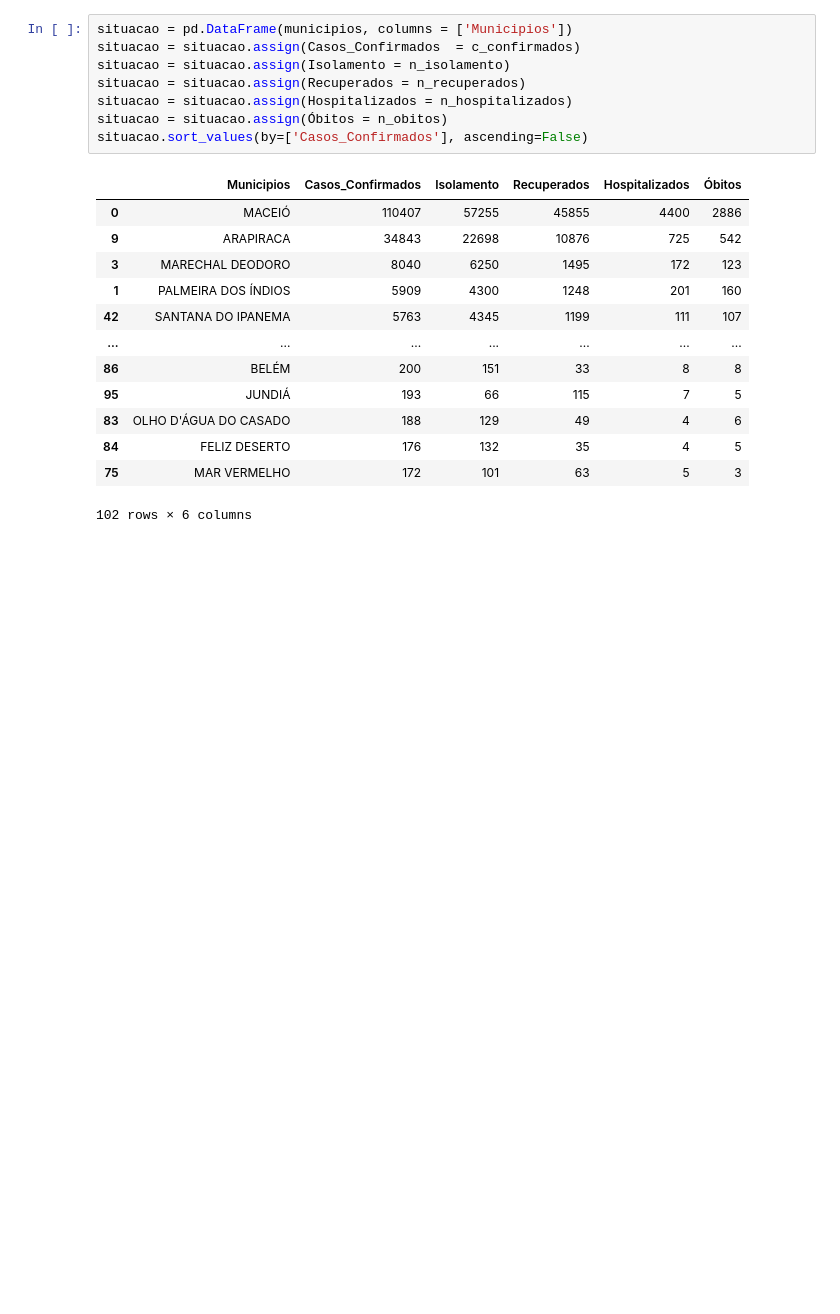
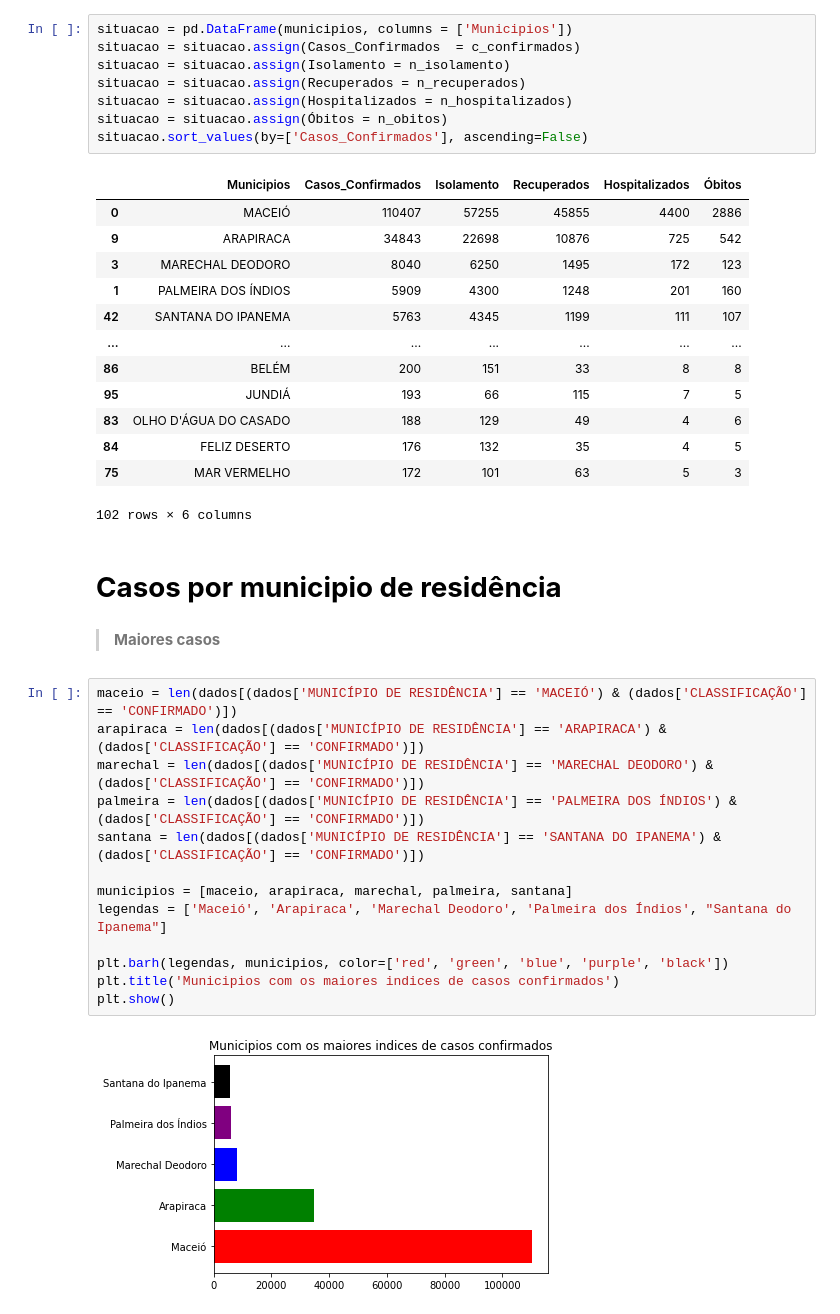
Before and after one commit to Jose-Bruno/Visualiza-oComputacional, a Jupyter notebook: José_Bruno_da_Silva_Santos_Visualização_Computacional.ipynb, the cells around one changed output. Saved outputs shown, nothing was run; the diff lists cells and outputs as text; blank space fills up the shorter version.

```diff
--- a/José_Bruno_da_Silva_Santos_Visualização_Computacional.ipynb
+++ b/José_Bruno_da_Silva_Santos_Visualização_Computacional.ipynb
@@ -194,3 +195,24 @@ situacao.sort_values(by=['Casos_Confirmados'], ascending=False)
 | 84 | FELIZ DESERTO | 176 | 132 | 35 | 4 | 5 |
 | 75 | MAR VERMELHO | 172 | 101 | 63 | 5 | 3 |
 102 rows × 6 columns
+# %% [markdown]
+# **Casos por municipio de residência**
+# %% [markdown]
+
+
+> **Maiores casos**
+# %%
+maceio = len(dados[(dados['MUNICÍPIO DE RESIDÊNCIA'] == 'MACEIÓ') & (dados['CLASSIFICAÇÃO'] == 'CONFIRMADO')])
+arapiraca = len(dados[(dados['MUNICÍPIO DE RESIDÊNCIA'] == 'ARAPIRACA') & (dados['CLASSIFICAÇÃO'] == 'CONFIRMADO')])
+marechal = len(dados[(dados['MUNICÍPIO DE RESIDÊNCIA'] == 'MARECHAL DEODORO') & (dados['CLASSIFICAÇÃO'] == 'CONFIRMADO')])
+palmeira = len(dados[(dados['MUNICÍPIO DE RESIDÊNCIA'] == 'PALMEIRA DOS ÍNDIOS') & (dados['CLASSIFICAÇÃO'] == 'CONFIRMADO')])
+santana = len(dados[(dados['MUNICÍPIO DE RESIDÊNCIA'] == 'SANTANA DO IPANEMA') & (dados['CLASSIFICAÇÃO'] == 'CONFIRMADO')])
+
+municipios = [maceio, arapiraca, marechal, palmeira, santana]
+legendas = ['Maceió', 'Arapiraca', 'Marechal Deodoro', 'Palmeira dos Índios', "Santana do Ipanema"]
+
+plt.barh(legendas, municipios, color=['red', 'green', 'blue', 'purple', 'black'])
+plt.title('Municipios com os maiores indices de casos confirmados')
+plt.show()
+# %% [output]
+[figure, added]
```
Also changed, not shown: parts of 1 cell of this notebook.
